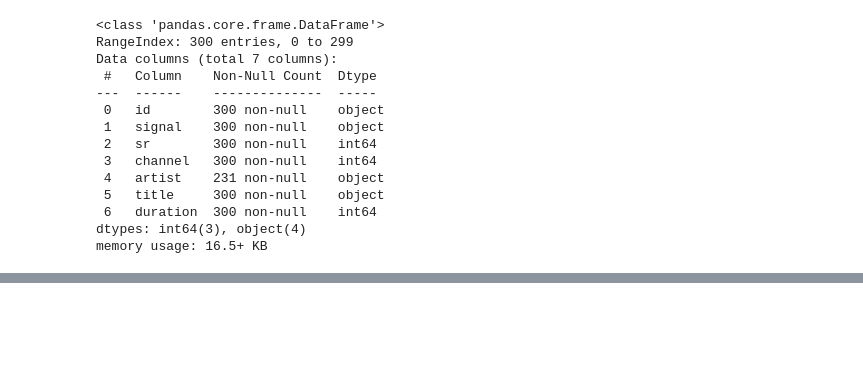
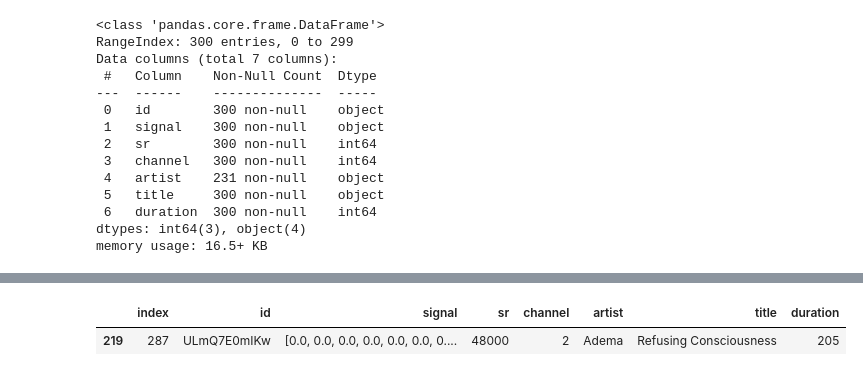
Before and after one commit to jasperSha/cloud_music, a Jupyter notebook: cnn.ipynb, the cells around one changed output, grey strips where cells are left out. Saved outputs shown, nothing was run; the diff lists cells and outputs as text; code cells hidden in the pictures; blank space fills up the shorter version.

```diff
--- a/cnn.ipynb
+++ b/cnn.ipynb
@@ -274,0 +395,5 @@ for s in curr_songs:
+# %%
+df.loc[df['id'] == 'ULmQ7E0mIKw']
+# %% [output]
+|  | index | id | signal | sr | channel | artist | title | duration |
+| 219 | 287 | ULmQ7E0mIKw | [0.0, 0.0, 0.0, 0.0, 0.0, 0.0, 0.... | 48000 | 2 | Adema | Refusing Consciousness | 205 |
```
Also changed, not shown: parts of 22 cells of this notebook.
